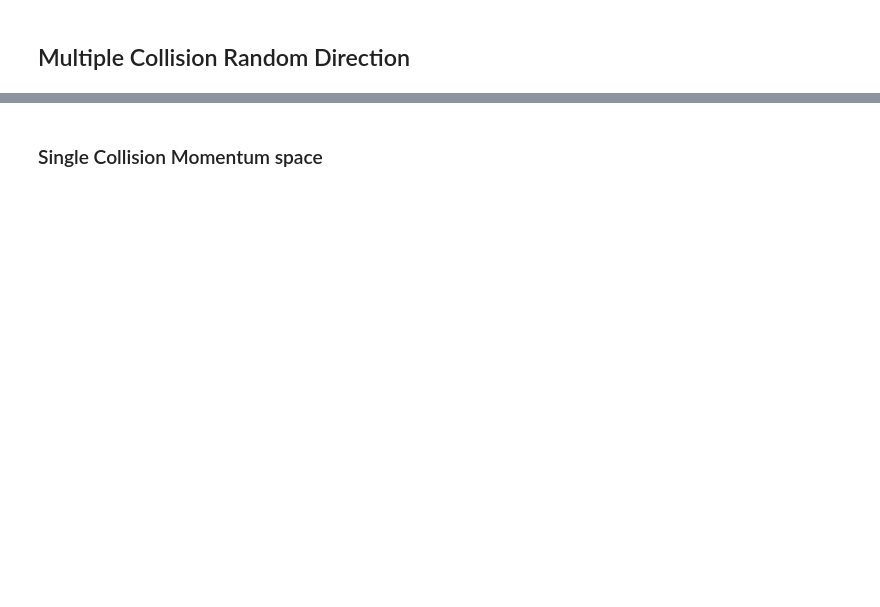
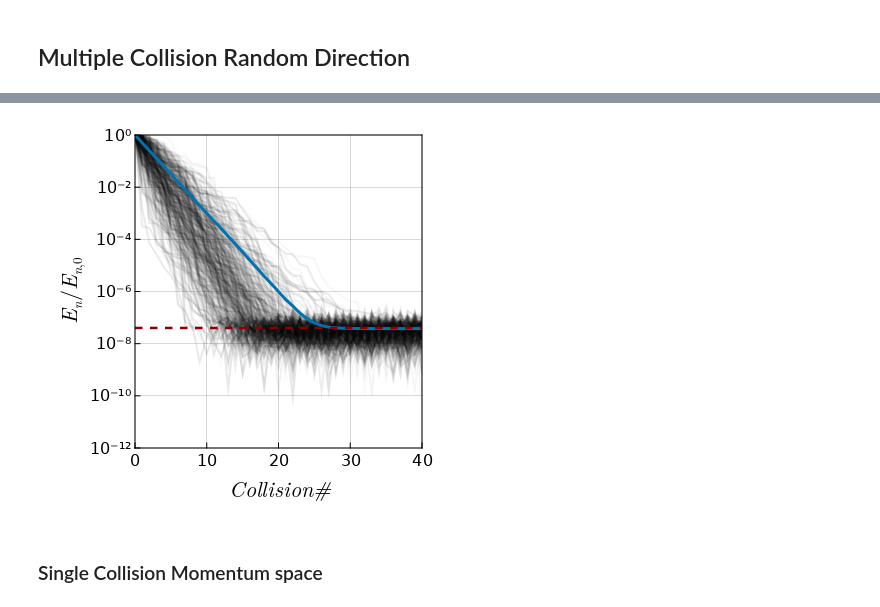
Before and after one commit to JBusink/Neutronenbron_Simulatie, a Jupyter notebook: Scripts/Simulatie.ipynb, the cells around one changed output, grey strips where cells are left out. Saved outputs shown, nothing was run; the diff lists cells and outputs as text; code cells hidden in the pictures; blank space fills up the shorter version.

```diff
--- a/Scripts/Simulatie.ipynb
+++ b/Scripts/Simulatie.ipynb
@@ -245,35 +269,20 @@ end
 # %%
 E0=1e6
-# ET = 4e-2
-fig = Figure(resolution = (800, 400))
+ET = 4e-2
+fig = Figure(resolution = (400, 400))
 ax = Axis(fig[1, 1],
 ylabel = L"E_n/E_{n,0}", xlabel = L"Collision #",
 limits =(0, 40,1e-12,1),
 yscale=log10
 )
 for i in 1:1:400
     lines!(LinRange(0,40,41),Etotal[i][1:1:41]./ E0;linewidth=2,color=(:black, 0.1*rand()))
 end
 lines!(LinRange(0,40,41),mean(Etotal)[1:1:41]./ E0;linewidth=3,strokecolor=:black)
 lines!(LinRange(0,40,41),LinRange(0,40,41).* 0 .+ 4e-8;linewidth=2.5,strokecolor=:black,color=:darkred,linestyle=:dash)
 
-ax = Axis(fig[1, 2],
-ylabel = L"P(E_n/E_{n,0}<E_{cutt-off})", xlabel = L"Collision #",
-limits =(0, 50,0,.2),
-# yscale=log10
-)
-
-# hist!(Thermal_list,bins=1:1:50,normalization =:pdf,color=(:dodgerblue,0.5),strokewidth=0)
-hist!(rand(Poisson(4.4638),100000),bins=1:1:50,normalization =:pdf,color=:transparent,strokewidth=1.,strokecolor=:black)
-hist!(rand(Poisson(13.5),100000),bins=1:1:50,normalization =:pdf,color=:transparent,strokewidth=1.,strokecolor=:black)
-hist!(rand(Poisson(18.78),100000),bins=1:1:50,normalization =:pdf,color=:transparent,strokewidth=1.,strokecolor=:black)
-# hist!(rand(Poisson(28),10000),bins=1:1:50,normalization =:pdf,color=:transparent,strokewidth=1.,strokecolor=:black)
-
-hist!([length(Etotal[i][Etotal[i] .> 1e4]) - 1 for i in 1:1:10000],bins=1:1:50,normalization =:pdf,color=(:dodgerblue,0.5),strokewidth=0)
-hist!([length(Etotal[i][Etotal[i] .> 1e0]) - 1 for i in 1:1:10000],bins=1:1:50,normalization =:pdf,color=(:orange,0.5),strokewidth=0)
-hist!([length(Etotal[i][Etotal[i] .> 7e-2]) - 1 for i in 1:1:10000],bins=1:1:50,normalization =:pdf,color=(:forestgreen,0.5),strokewidth=0)
-# hist!([length(Etotal[i][Etotal[i] .> ET]) - 1 for i in 1:1:10000],bins=1:1:50,normalization =:pdf,color=(:darkred,0.5),strokewidth=0)
-
 fig
 
 # save("1000_trajectr_thermal.pdf", fig)
+# %% [output]
+[figure, added]
```
Also changed, not shown: parts of 9 cells of this notebook, 4 other files.
